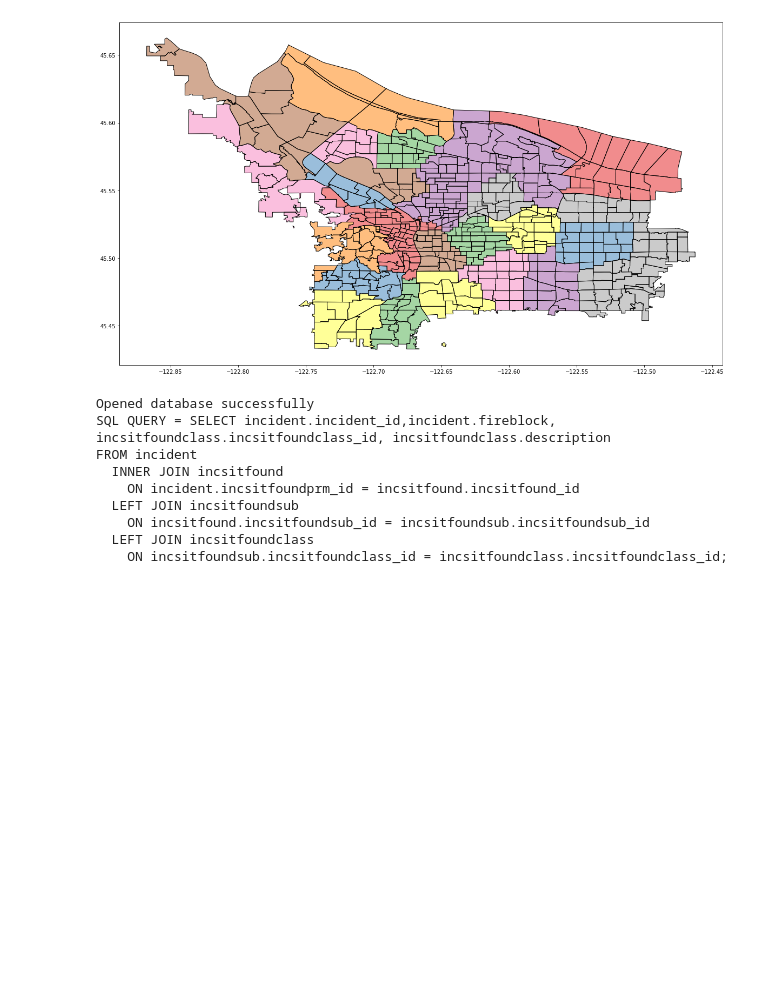
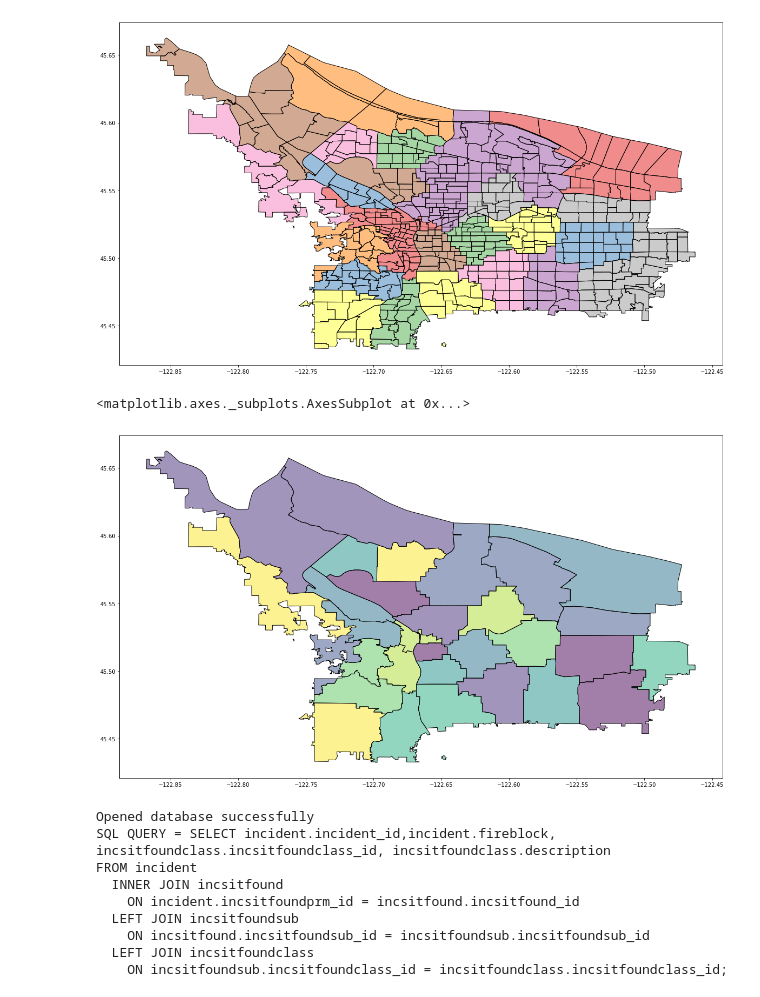
Before and after one commit to rcallihan/HackOregon-EmergencyResponse, a Jupyter notebook: RyanTest_Fire Block Plot.ipynb, the cells around one changed output. Saved outputs shown, nothing was run; the diff lists cells and outputs as text; code cells hidden in the pictures; blank space fills up the shorter version.

Commit message:
add fma plot

```diff
--- a/RyanTest_Fire Block Plot.ipynb
+++ b/RyanTest_Fire Block Plot.ipynb
@@ -102,4 +102,4 @@ GROUP BY f.fma, s.geom
 ORDER BY fma_population_total DESC
 '''
 # %%
-#df2 = gpd_query(QUERY2)
+df2 = gpd_query(QUERY2)
@@ -149,6 +163,11 @@ df3.plot(figsize=(20,20), column='fma')
 # %% [output]
 <matplotlib.axes._subplots.AxesSubplot at 0x...>
 [figure]
+# %%
+df2.plot(figsize=(20,20))
+# %% [output]
+<matplotlib.axes._subplots.AxesSubplot at 0x...>
+[figure, added]
 # %%
 QUERY4='''SELECT incident.incident_id,incident.fireblock, incsitfoundclass.incsitfoundclass_id, incsitfoundclass.description
 FROM incident
```
Also changed, not shown: parts of 1 cell of this notebook.
